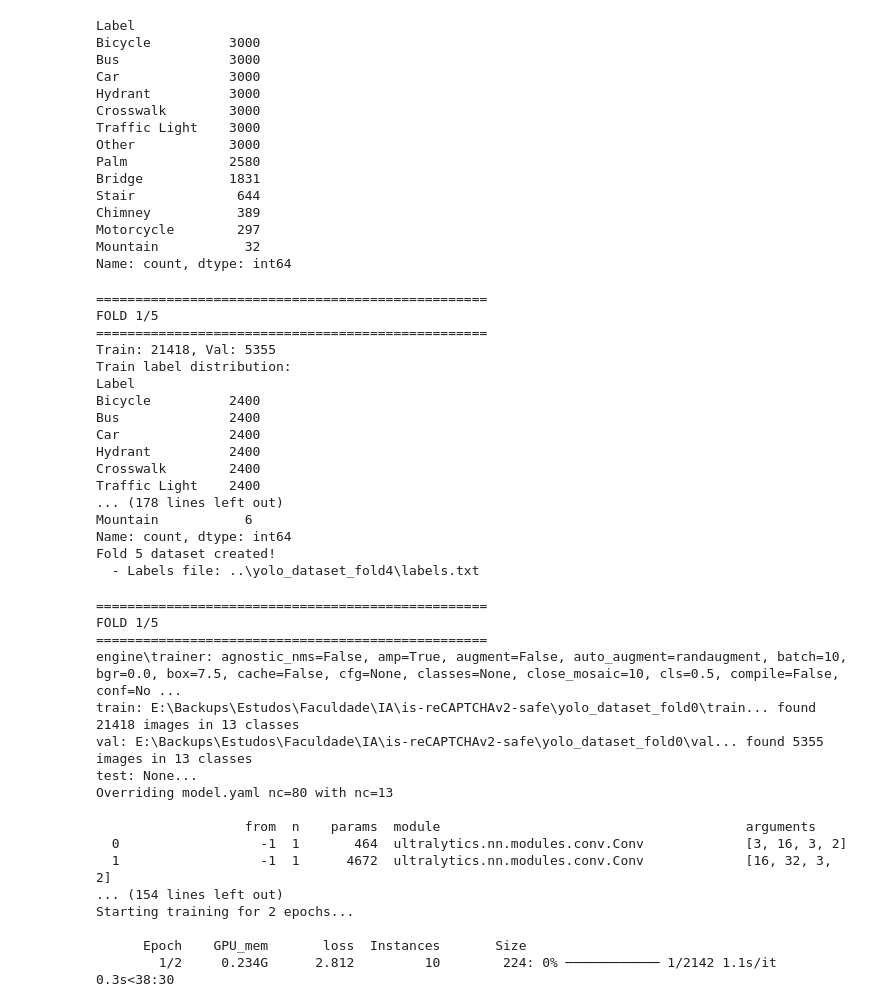
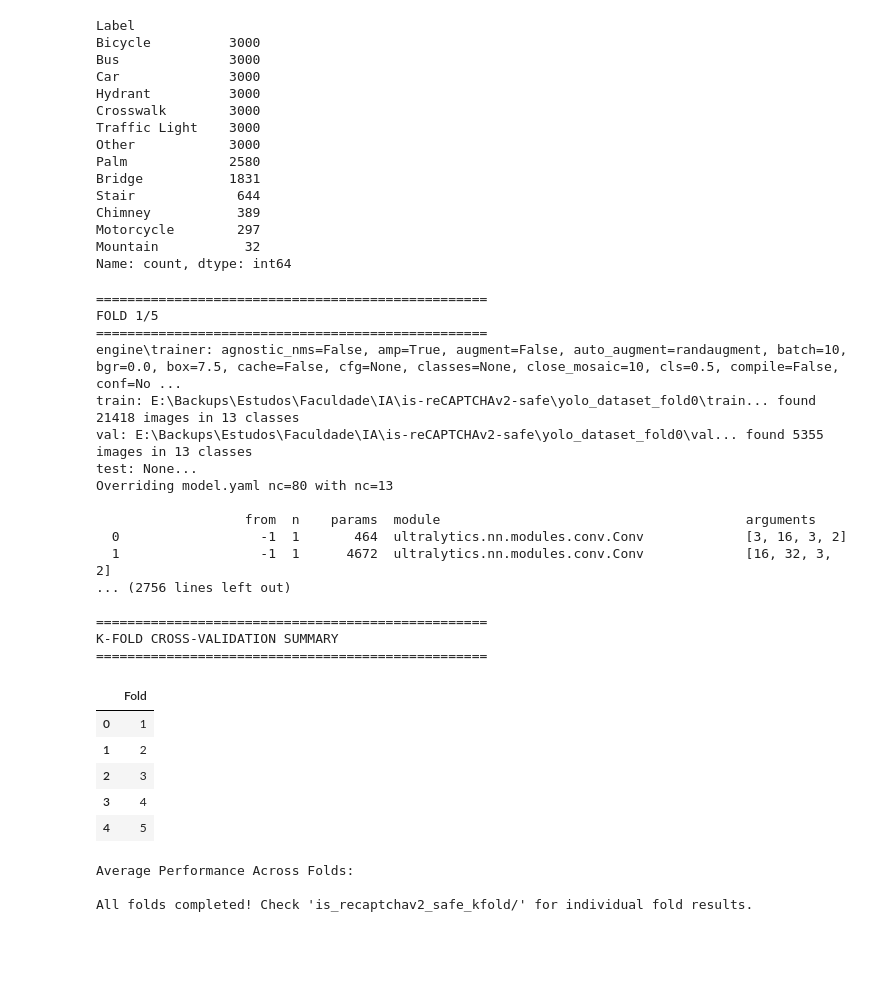
Before and after one commit to caiostoduto/is-reCAPTCHAv2-safe, a Jupyter notebook: src/yolo.ipynb, the cells around one changed output. Drawn from its saved outputs; the diff is of its cells as text; code cells hidden in the pictures; blank space fills up the shorter version.

Commit message:
refactor: separate folding and training steps

```diff
--- a/src/yolo.ipynb
+++ b/src/yolo.ipynb
@@ -1,11 +6,22 @@
+# %%
+dataset_path = "../datasets"
+shared_images_dir = Path("../yolo_dataset_shared/images")
+
+max_images = 3000
+N_FOLDS = 5
+
+classification_models = ["yolo11n-cls.pt", "yolo11s-cls.pt", "yolo11m-cls.pt", "yolo11l-cls.pt", "yolo11x-cls.pt"]
+model_name = classification_models[0]
+
+skf = StratifiedKFold(n_splits=N_FOLDS, shuffle=True, random_state=42)
 # %%
 from utils.dataset_download import DatasetDownloader
 from utils.load_datasets import load_datasets
 
-dataset_downloader = DatasetDownloader("../datasets")
+dataset_downloader = DatasetDownloader(dataset_path)
 dataset_downloader.download_all()
 
-df = load_datasets("../datasets")
+df = load_datasets(dataset_path)
 display(df.head())
 display(df['From'].value_counts())
 display(f"Total images loaded: {len(df)}")
@@ -79,9 +65,8 @@ TypeError: unsupported operand type(s) for /: 'str' and 'str'
 # %%
-import pandas as pd
 try:
     display(df['Label'].value_counts())
 except NameError:
-    df = pd.read_parquet('../datasets/datasets_reduced.parquet', engine='pyarrow')
+    df = pd.read_parquet(os.path.join(dataset_path, 'datasets_reduced.parquet'), engine='pyarrow')
     display(df['Label'].value_counts())
 # %% [output]
 Label
@@ -100,17 +85,10 @@ Motorcycle        297
 Mountain           32
 Name: count, dtype: int64
 # %%
-from pathlib import Path
-import os
 import shutil
-import pandas as pd
 from sklearn.model_selection import StratifiedKFold
 
-shared_images_dir = Path("../yolo_dataset_shared/images")
-
-N_FOLDS = 5
 # Setup k-fold
-skf = StratifiedKFold(n_splits=N_FOLDS, shuffle=True, random_state=42)
 labels = df['Label'].unique()
 
 # Store results from all folds
@@ -190,37 +168,8 @@ for fold, (train_idx, val_idx) in enumerate(skf.split(df, df['Label'])):
 
     print(f"Fold {fold + 1} dataset created!")
     print(f"  - Labels file: {labels_file}")
-# %% [output]
-==================================================
-FOLD 1/5
-==================================================
-Train: 21418, Val: 5355
-Train label distribution:
-Label
-Bicycle          2400
-Bus              2400
-Car              2400
-Hydrant          2400
-Crosswalk        2400
-Traffic Light    2400
-... (178 lines left out)
-Mountain           6
-Name: count, dtype: int64
-Fold 5 dataset created!
-  - Labels file: ..\yolo_dataset_fold4\labels.txt
 # %%
-from pathlib import Path
-import pandas as pd
-from sklearn.model_selection import StratifiedKFold
 from ultralytics import YOLO
-
-N_FOLDS = 5
-
-classification_models = ["yolo11n-cls.pt", "yolo11s-cls.pt", "yolo11m-cls.pt", "yolo11l-cls.pt", "yolo11x-cls.pt"]
-model_name = classification_models[0]
-
-skf = StratifiedKFold(n_splits=N_FOLDS, shuffle=True, random_state=42)
-
 
 # Store results from all folds
 all_results = []
@@ -235,12 +184,12 @@ for fold, (train_idx, val_idx) in enumerate(skf.split(df, df['Label'])):
     labels_file = dataset_root / "labels.txt"
 
     # Initialize fresh model for each fold
-    model = YOLO("yolo11n-cls.pt")
+    model = YOLO(model_name)
     model.to('cuda')
     # Train on this fold
     results = model.train(
         data=str(dataset_root),
-        epochs=2,
+        epochs=100,
         imgsz=224,
         batch=10,
         patience=50,
@@ -269,38 +218,47 @@ print(f"{'='*50}")
 metrics_df = pd.DataFrame([
     {
         'Fold': r['fold'],
-        # Add relevant metrics from results here
-        # e.g., 'Accuracy': r['results'].top1 if hasattr(r['results'], 'top1') else None
+        # Metrics from results here
+        'Accuracy': r['results'].top1 if hasattr(r['results'], 'top1') else None
     }
     for r in all_results
 ])
 
 display(metrics_df)
 
 # Calculate average performance
 print("\nAverage Performance Across Folds:")
 for col in metrics_df.columns:
     if col != 'Fold' and pd.api.types.is_numeric_dtype(metrics_df[col]):
         mean_val = metrics_df[col].mean()
         std_val = metrics_df[col].std()
         print(f"{col}: {mean_val:.4f} ± {std_val:.4f}")
 
 print("\nAll folds completed! Check 'is_recaptchav2_safe_kfold/' for individual fold results.")
 # %% [output]
 ==================================================
 FOLD 1/5
 ==================================================
 engine\trainer: agnostic_nms=False, amp=True, augment=False, auto_augment=randaugment, batch=10, bgr=0.0, box=7.5, cache=False, cfg=None, classes=None, close_mosaic=10, cls=0.5, compile=False, conf=No ...
 train: E:\Backups\Estudos\Faculdade\IA\is-reCAPTCHAv2-safe\yolo_dataset_fold0\train... found 21418 images in 13 classes
 val: E:\Backups\Estudos\Faculdade\IA\is-reCAPTCHAv2-safe\yolo_dataset_fold0\val... found 5355 images in 13 classes
 test: None...
 Overriding model.yaml nc=80 with nc=13
 
                    from  n    params  module                                       arguments
   0                  -1  1       464  ultralytics.nn.modules.conv.Conv             [3, 16, 3, 2]
   1                  -1  1      4672  ultralytics.nn.modules.conv.Conv             [16, 32, 3, 2]
-... (154 lines left out)
-Starting training for 2 epochs...
+... (2756 lines left out)
 
-      Epoch    GPU_mem       loss  Instances       Size
-        1/2     0.234G      2.812         10        224: 0% ──────────── 1/2142 1.1s/it 0.3s<38:30
+==================================================
+K-FOLD CROSS-VALIDATION SUMMARY
+==================================================
+|  | Fold |
+| 0 | 1 |
+| 1 | 2 |
+| 2 | 3 |
+| 3 | 4 |
+| 4 | 5 |
+Average Performance Across Folds:
+
+All folds completed! Check 'is_recaptchav2_safe_kfold/' for individual fold results.
```
Also changed, not shown: parts of 4 cells of this notebook.
